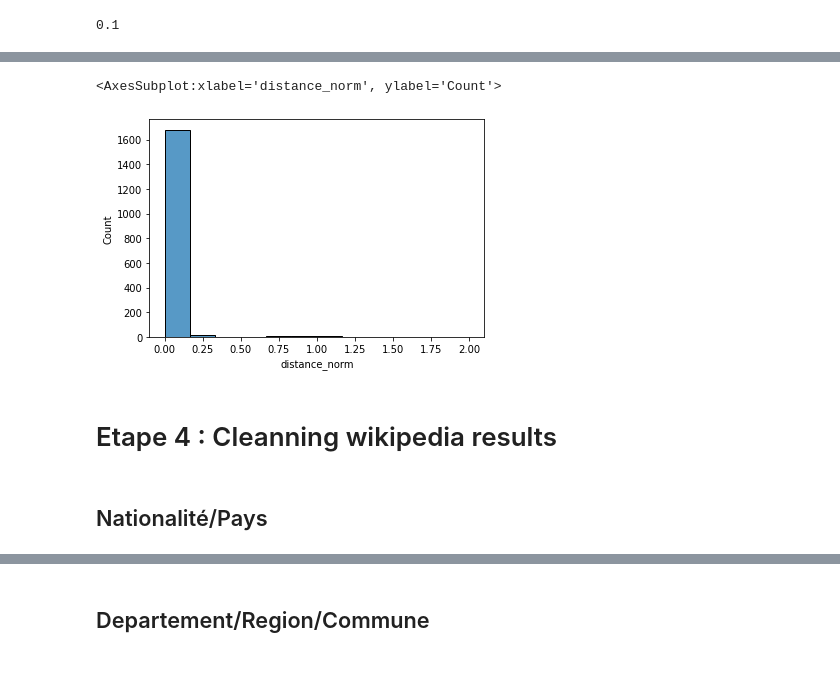
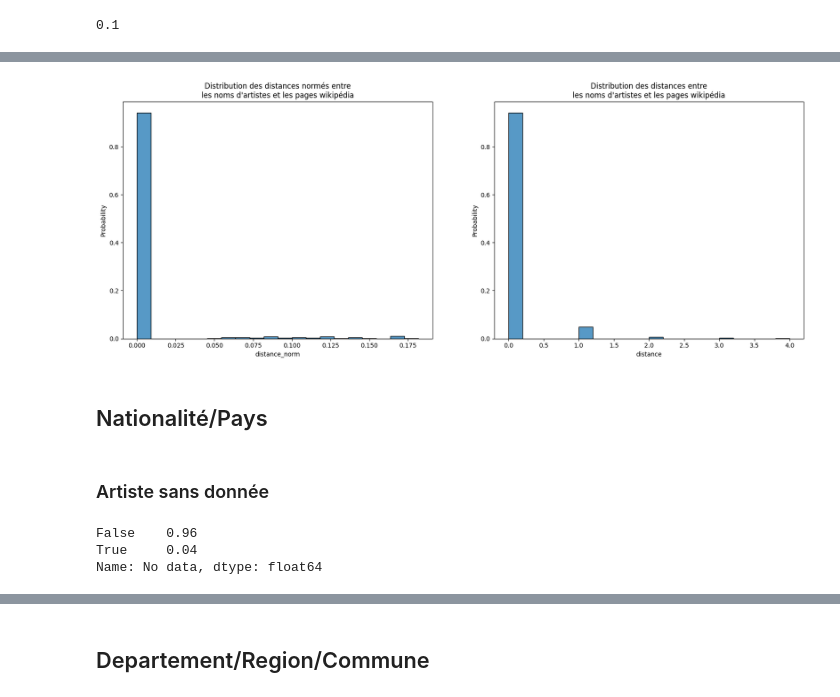
Before and after one commit to StundFR/PFE-Music-Analysis, a Jupyter notebook: stats.ipynb, the cells around one changed output, grey strips where cells are left out. Cells and saved outputs as stored; diff of their text form; code cells hidden in the pictures; blank space fills up the shorter version.

```diff
--- a/stats.ipynb
+++ b/stats.ipynb
@@ -151,9 +152,14 @@ artist.sort_values("distance_norm", ascending=False).head() #Nos distances sont
-# %%
-sns.histplot(artist["distance_norm"])
-# %% [output]
-<AxesSubplot:xlabel='distance_norm', ylabel='Count'>
-[figure, removed]
-# %% [markdown]
-# Etape 4 : Cleanning wikipedia results
+# %%
+fig, ax = plt.subplots(1, 2, figsize=(20,7))
+
+sns.histplot(x = "distance_norm", data=artist, bins=20, stat="probability", ax=ax[0])
+ax[0].set_title("Distribution des distances normés entre\nles noms d'artistes et les pages wikipédia")
+
+sns.histplot(x = "distance", data=artist, bins=20, stat="probability", ax=ax[1])
+ax[1].set_title("Distribution des distances entre\nles noms d'artistes et les pages wikipédia")
+
+plt.show()
+# %% [output]
+[figure, added]
 # %% [markdown]
 ## Nationalité/Pays
@@ -165,3 +168,5 @@ artist = artist[artist["Artist_wiki"] != MISSING] #On ne garde que les artistes
+# %% [markdown]
+### Artiste sans donnée
 # %%
 #Ajout de la colonne "No data" pour voir ceux sur qui on n'a pas de données
 artist["No data"] = (
@@ -174,2 +179,8 @@ artist["No data"] = (
 )
+# %%
+artist["No data"].value_counts(normalize=True).round(2) #On a 4% des artistes sans données
+# %% [output]
+False    0.96
+True     0.04
+Name: No data, dtype: float64
 # %%
```
Also changed, not shown: parts of 61 cells of this notebook, 1 other file.
